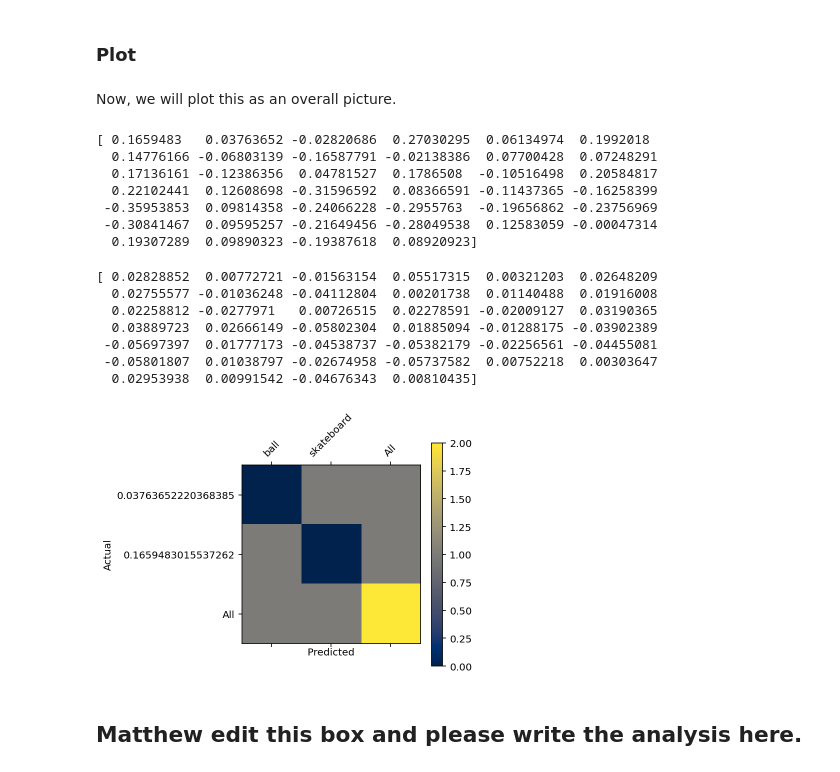
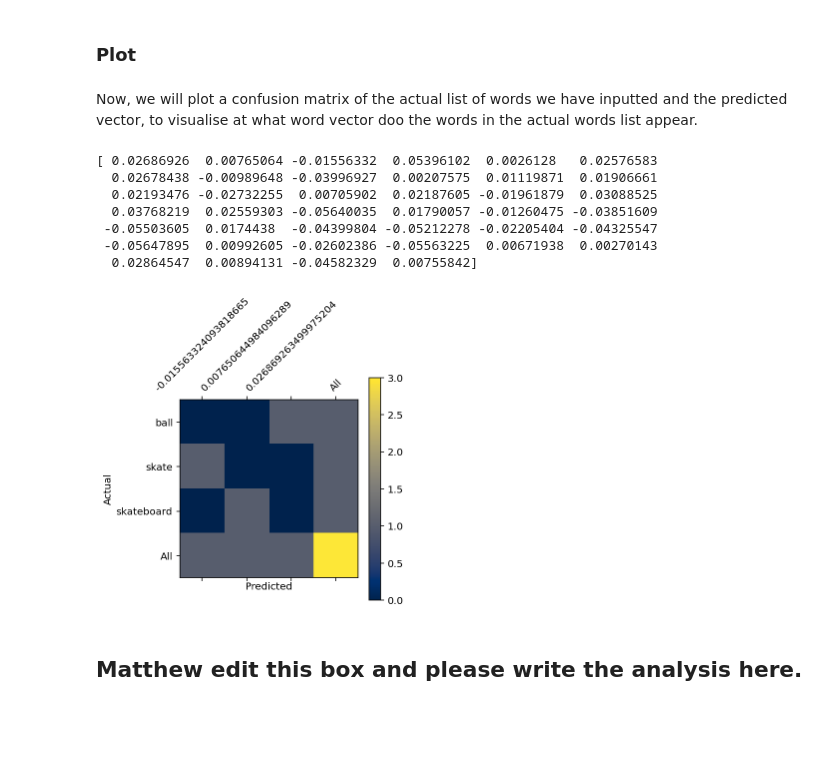
Before and after one commit to 22victoryy/caption-prediction, a Jupyter notebook: 403_final.ipynb, the cells around one changed output. Cells and saved outputs as stored; diff of their text form; code cells hidden in the pictures; blank space fills up the shorter version.

```diff
--- a/EEEE.ipynb
+++ b/403_final.ipynb
@@ -498,58 +498,47 @@ print(result)
 0.1102273017168045
 # %% [markdown]
 ### Plot ###
-# %% [markdown]
-Now, we will plot this as an overall picture.
-# %%
-v_1 = model.wv['ball']
-print(v_1)
-# %% [output]
-[ 0.1659483   0.03763652 -0.02820686  0.27030295  0.06134974  0.1992018
-  0.14776166 -0.06803139 -0.16587791 -0.02138386  0.07700428  0.07248291
-  0.17136161 -0.12386356  0.04781527  0.1786508  -0.10516498  0.20584817
-  0.22102441  0.12608698 -0.31596592  0.08366591 -0.11437365 -0.16258399
- -0.35953853  0.09814358 -0.24066228 -0.2955763  -0.19656862 -0.23756969
- -0.30841467  0.09595257 -0.21649456 -0.28049538  0.12583059 -0.00047314
-  0.19307289  0.09890323 -0.19387618  0.08920923]
+# %% [markdown]
+Now, we will plot a confusion matrix of the actual list of words we have inputted and the predicted vector, to visualise at what word vector doo the words in the actual words list appear.
 # %%
-predictor_1 = ['ball', 'skateboard']
-vector = model.infer_vector(predictor2)
-print(vector2)
+actual_words = ['ball', 'skateboard', 'skate']
+pred_1 = model.infer_vector(predictor2)
+print(pred_1)
 # %% [output]
-[ 0.02828852  0.00772721 -0.01563154  0.05517315  0.00321203  0.02648209
-  0.02755577 -0.01036248 -0.04112804  0.00201738  0.01140488  0.01916008
-  0.02258812 -0.0277971   0.00726515  0.02278591 -0.02009127  0.03190365
-  0.03889723  0.02666149 -0.05802304  0.01885094 -0.01288175 -0.03902389
- -0.05697397  0.01777173 -0.04538737 -0.05382179 -0.02256561 -0.04455081
- -0.05801807  0.01038797 -0.02674958 -0.05737582  0.00752218  0.00303647
-  0.02953938  0.00991542 -0.04676343  0.00810435]
+[ 0.02686926  0.00765064 -0.01556332  0.05396102  0.0026128   0.02576583
+  0.02678438 -0.00989648 -0.03996927  0.00207575  0.01119871  0.01906661
+  0.02193476 -0.02732255  0.00705902  0.02187605 -0.01961879  0.03088525
+  0.03768219  0.02559303 -0.05640035  0.01790057 -0.01260475 -0.03851609
+ -0.05503605  0.0174438  -0.04399804 -0.05212278 -0.02205404 -0.04325547
+ -0.05647895  0.00992605 -0.02602386 -0.05563225  0.00671938  0.00270143
+  0.02864547  0.00894131 -0.04582329  0.00755842]
 # %%
 import pandas as pd
 
-y_actu = pd.Series(v_1, name='Actual')
-y_pred = pd.Series(predictor_1, name='Predicted')
+y_actu = pd.Series(actual_words, name='Actual')
+y_pred = pd.Series(pred_1, name='Predicted')
 
 df_confusion = pd.crosstab(y_actu, y_pred)
 
 df_confusion = pd.crosstab(y_actu, y_pred, rownames=['Actual'], colnames=['Predicted'], margins=True)
 
 df_conf_norm = df_confusion / df_confusion.sum(axis=1)
 
 
 import matplotlib.pyplot as plt
 def plot_confusion_matrix(df_confusion, title='Confusion matrix', cmap=plt.cm.cividis):
     plt.matshow(df_confusion, cmap=cmap) # imshow
     #plt.title(title)
     plt.colorbar()
     tick_marks = np.arange(len(df_confusion.columns))
     plt.xticks(tick_marks, df_confusion.columns, rotation=45)
     plt.yticks(tick_marks, df_confusion.index)
     #plt.tight_layout()
     plt.ylabel(df_confusion.index.name)
     plt.xlabel(df_confusion.columns.name)
 
 plot_confusion_matrix(df_confusion)
 # %% [output]
-[figure, old version]
+[figure, new version]
 # %% [markdown]
 ## Matthew edit this box and please write the analysis here. ##
```
Also changed, not shown: 4 other files.
